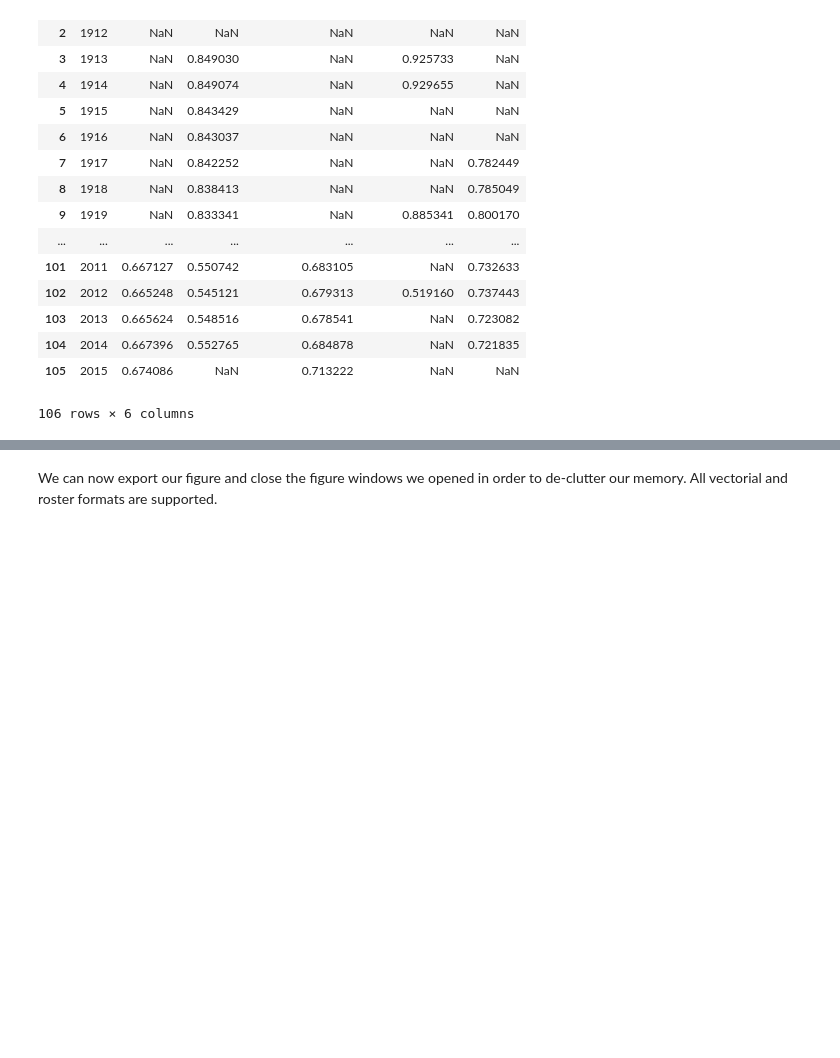
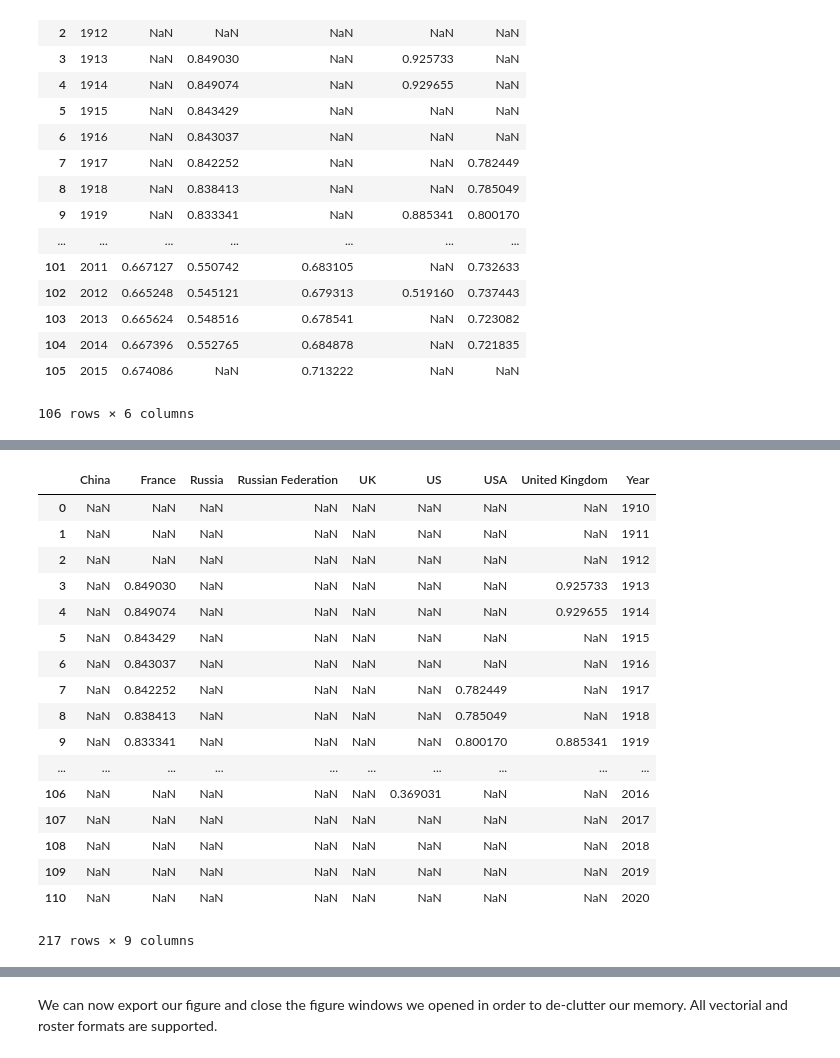
Before and after one commit to arnauddyevre/Python-for-Social-Scientists, a Jupyter notebook: statistics and econometrics/basics/data_handling.ipynb, the cells around one changed output, grey strips where cells are left out. Cells and saved outputs as stored; diff of their text form; code cells hidden in the pictures; blank space fills up the shorter version.

```diff
--- a/statistics and econometrics/basics/data_handling.ipynb
+++ b/statistics and econometrics/basics/data_handling.ipynb
@@ -565,0 +587,4 @@ top10Percent
+# %%
+# Re-indexing Top 1% data set
+top1Percent_reIndex = top1Percent.set_index(['Year'])
+top1Percent_reIndex
@@ -565,0 +706,2 @@ top10Percent
+# %%
+appendedData = top10Percent.append([top1Percent])
@@ -565,0 +716,21 @@ top10Percent
+# %%
+appendedData
+# %% [output]
+|  | China | France | Russia | Russian Federation | UK | US | USA | United Kingdom | Year |
+| 0 | NaN | NaN | NaN | NaN | NaN | NaN | NaN | NaN | 1910 |
+| 1 | NaN | NaN | NaN | NaN | NaN | NaN | NaN | NaN | 1911 |
+| 2 | NaN | NaN | NaN | NaN | NaN | NaN | NaN | NaN | 1912 |
+| 3 | NaN | 0.849030 | NaN | NaN | NaN | NaN | NaN | 0.925733 | 1913 |
+| 4 | NaN | 0.849074 | NaN | NaN | NaN | NaN | NaN | 0.929655 | 1914 |
+| 5 | NaN | 0.843429 | NaN | NaN | NaN | NaN | NaN | NaN | 1915 |
+| 6 | NaN | 0.843037 | NaN | NaN | NaN | NaN | NaN | NaN | 1916 |
+| 7 | NaN | 0.842252 | NaN | NaN | NaN | NaN | 0.782449 | NaN | 1917 |
+| 8 | NaN | 0.838413 | NaN | NaN | NaN | NaN | 0.785049 | NaN | 1918 |
+| 9 | NaN | 0.833341 | NaN | NaN | NaN | NaN | 0.800170 | 0.885341 | 1919 |
+| ... | ... | ... | ... | ... | ... | ... | ... | ... | ... |
+| 106 | NaN | NaN | NaN | NaN | NaN | 0.369031 | NaN | NaN | 2016 |
+| 107 | NaN | NaN | NaN | NaN | NaN | NaN | NaN | NaN | 2017 |
+| 108 | NaN | NaN | NaN | NaN | NaN | NaN | NaN | NaN | 2018 |
+| 109 | NaN | NaN | NaN | NaN | NaN | NaN | NaN | NaN | 2019 |
+| 110 | NaN | NaN | NaN | NaN | NaN | NaN | NaN | NaN | 2020 |
+217 rows × 9 columns
```
Also changed, not shown: parts of 62 cells of this notebook.
